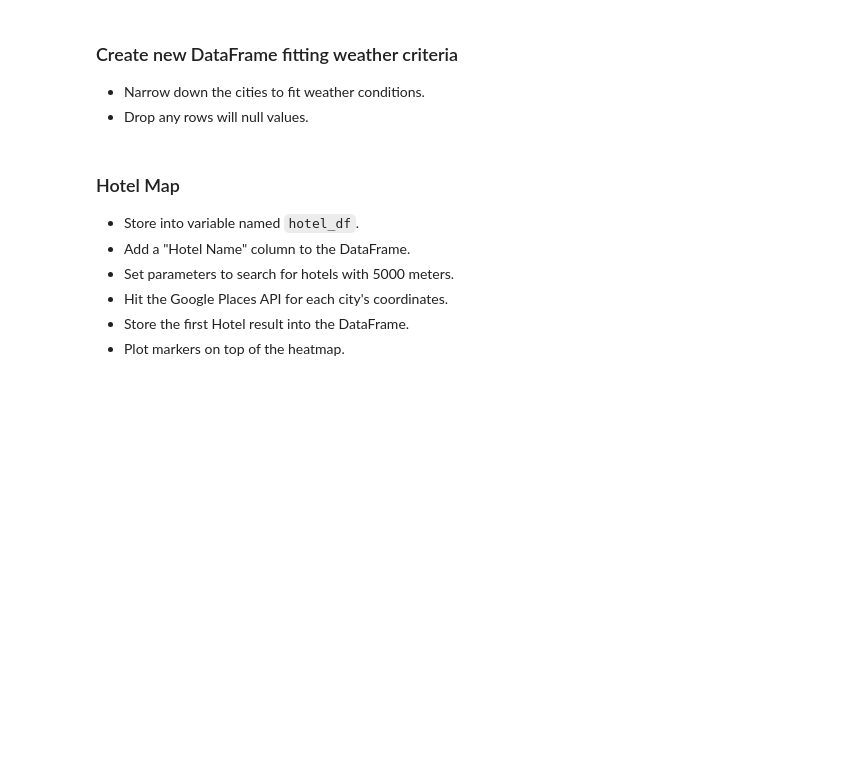
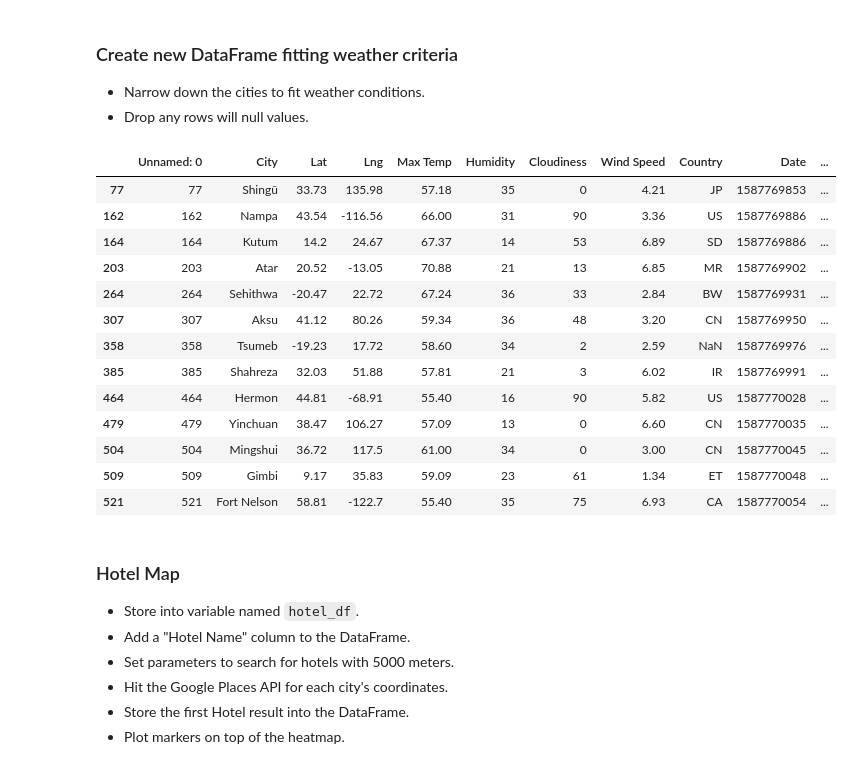
Before and after one commit to JPHebert32/python-api-challenge, a Jupyter notebook: VacationPy/VacationPy.ipynb, the cells around one changed output. Saved outputs shown, nothing was run; the diff lists cells and outputs as text; code cells hidden in the pictures; blank space fills up the shorter version.

Commit message:
hotel_df based on weather conditions

```diff
--- a/VacationPy/VacationPy.ipynb
+++ b/VacationPy/VacationPy.ipynb
@@ -83,3 +65,34 @@ response = requests.get(base_url, params=params)
+# %%
+#Narrow down the DataFrame to find your ideal weather condition.
+# A max temperature lower than 75 degrees but higher than 55.
+#Humidity < 50%
+#Wind speed less than 7.5 mph.
+prime_weather_df = city_data_df[city_data_df["Max Temp"] <75]
+prime_weather_df = prime_weather_df[prime_weather_df["Max Temp"]>55]
+prime_weather_df = prime_weather_df[prime_weather_df["Humidity"]<40]
+prime_weather_df = prime_weather_df[prime_weather_df["Wind Speed"]<7]
+prime_weather_df.dropna()
+#change lat and long to strings
+#prime_weather["Lat"] = prime_weather["Lat"].astype(str)
+#prime_weather["Lng"] = prime_weather["Lng"].astype(str)
+#added location column
+#prime_weather["Location"] = prime_weather["Lat"].str.cat(prime_weather["Lng"],sep=", ")
+prime_weather
+# %% [output]
+|  | Unnamed: 0 | City | Lat | Lng | Max Temp | Humidity | Cloudiness | Wind Speed | Country | Date | ... |
+| 77 | 77 | Shingū | 33.73 | 135.98 | 57.18 | 35 | 0 | 4.21 | JP | 1587769853 | ... |
+| 162 | 162 | Nampa | 43.54 | -116.56 | 66.00 | 31 | 90 | 3.36 | US | 1587769886 | ... |
+| 164 | 164 | Kutum | 14.2 | 24.67 | 67.37 | 14 | 53 | 6.89 | SD | 1587769886 | ... |
+| 203 | 203 | Atar | 20.52 | -13.05 | 70.88 | 21 | 13 | 6.85 | MR | 1587769902 | ... |
+| 264 | 264 | Sehithwa | -20.47 | 22.72 | 67.24 | 36 | 33 | 2.84 | BW | 1587769931 | ... |
+| 307 | 307 | Aksu | 41.12 | 80.26 | 59.34 | 36 | 48 | 3.20 | CN | 1587769950 | ... |
+| 358 | 358 | Tsumeb | -19.23 | 17.72 | 58.60 | 34 | 2 | 2.59 | NaN | 1587769976 | ... |
+| 385 | 385 | Shahreza | 32.03 | 51.88 | 57.81 | 21 | 3 | 6.02 | IR | 1587769991 | ... |
+| 464 | 464 | Hermon | 44.81 | -68.91 | 55.40 | 16 | 90 | 5.82 | US | 1587770028 | ... |
+| 479 | 479 | Yinchuan | 38.47 | 106.27 | 57.09 | 13 | 0 | 6.60 | CN | 1587770035 | ... |
+| 504 | 504 | Mingshui | 36.72 | 117.5 | 61.00 | 34 | 0 | 3.00 | CN | 1587770045 | ... |
+| 509 | 509 | Gimbi | 9.17 | 35.83 | 59.09 | 23 | 61 | 1.34 | ET | 1587770048 | ... |
+| 521 | 521 | Fort Nelson | 58.81 | -122.7 | 55.40 | 35 | 75 | 6.93 | CA | 1587770054 | ... |
 # %% [markdown]
 ### Hotel Map
 * Store into variable named `hotel_df`.
```
Also changed, not shown: parts of 8 cells of this notebook.
